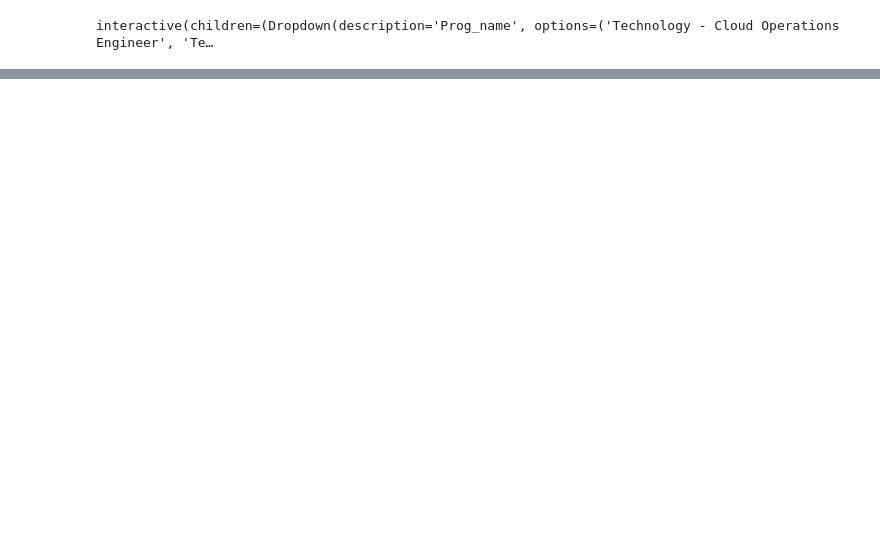
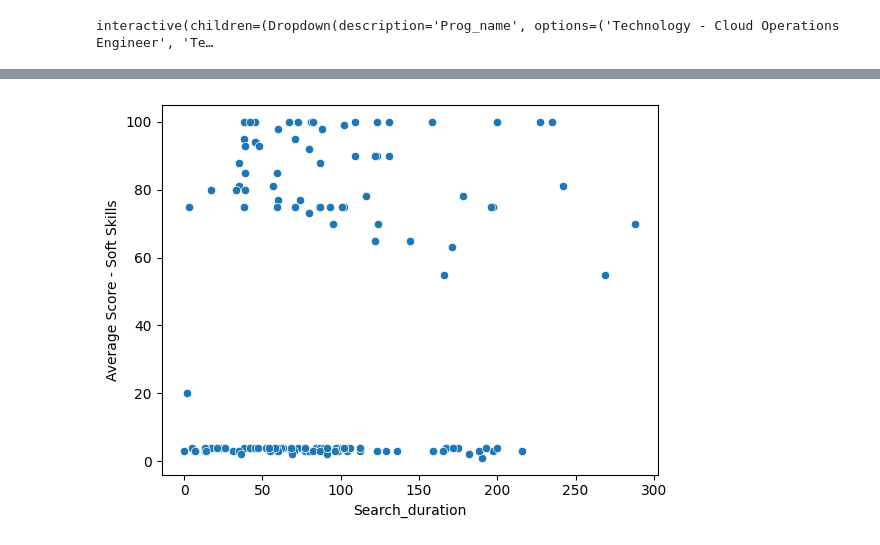
Before and after one commit to Meg-Guidry/Codeop_individul_project, a Jupyter notebook: initial_EDA.ipynb, the cells around one changed output, grey strips where cells are left out. Saved outputs shown, nothing was run; the diff lists cells and outputs as text; code cells hidden in the pictures; blank space fills up the shorter version.

```diff
--- a/initial_EDA.ipynb
+++ b/initial_EDA.ipynb
@@ -701,0 +765,7 @@ def histplot_col(column=list(gen_df.columns)):
+# %%
+sns.scatterplot(x=gen_df["Search_duration"][(gen_df["Search_duration"]>=0.0)],
+                y=gen_df["Average Score - Soft Skills"][(gen_df["Average Score - Soft Skills"]>0.0)],
+           )
+plt.show()
+# %% [output]
+[figure, added]
```
Also changed, not shown: parts of 21 cells of this notebook, 1 other file.
